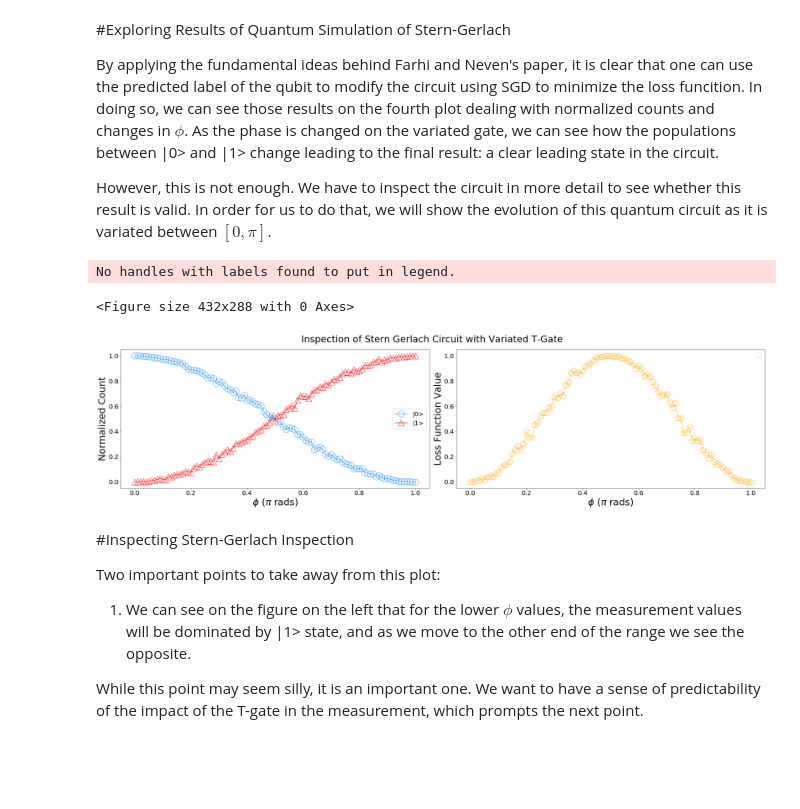
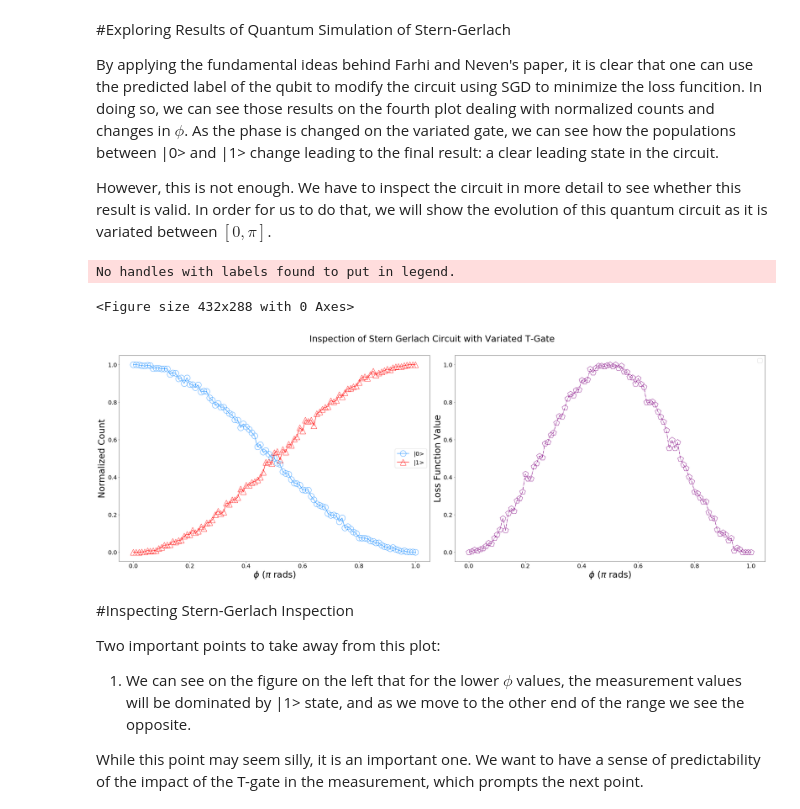
Before and after one commit to enriqueasegura/Fmethod, a Jupyter notebook: Quantum_X_Write_Up.ipynb, the cells around one changed output. Saved outputs shown, nothing was run; the diff lists cells and outputs as text; code cells hidden in the pictures; blank space fills up the shorter version.

```diff
--- a/Quantum_X_Write_Up.ipynb
+++ b/Quantum_X_Write_Up.ipynb
@@ -616,37 +696,37 @@ for phi in range_phase:
 # %%
 plt.figure(342)
 
-plt.figure(figsize=(30,8))
+plt.figure(figsize=(32,12))
 
 plt.subplot(121)
 plt.plot(range_phase,zero_ket_count, marker = 'o', markersize=20,markerfacecolor="None", label = '|0>', color='dodgerblue')
 plt.plot(range_phase,one_ket_count, marker = '^',markersize=20,markerfacecolor='None',  label = '|1>', color='red')
 
 
 plt.legend(loc='best', fontsize=20)
 plt.tick_params(labelsize=20)
 
 plt.ylabel('Normalized Count', fontsize=30)
 plt.xlabel(r'$\phi$ ($\pi$ rads)', fontsize=30)
 
 
 plt.subplot(122)
-plt.plot(range_phase, loss_arr, color ='orange', linestyle ='-.', marker = 'p',markerfacecolor="None", markersize=20)
+plt.plot(range_phase, loss_arr, color ='purple', linestyle ='-.', marker = 'p',markerfacecolor="None", markersize=20)
 
 plt.ylabel('Loss Function Value', fontsize=30)
 plt.xlabel(r'$\phi$ ($\pi$ rads)', fontsize=30)
 plt.legend(loc='best', fontsize=20)
 plt.tick_params(labelsize=20)
 
 
 plt.suptitle('Inspection of Stern Gerlach Circuit with Variated T-Gate', fontsize=30)
 
 plt.tight_layout()
 plt.subplots_adjust(top=.9)
 # %% [output]
 No handles with labels found to put in legend.
 <Figure size 432x288 with 0 Axes>
-[figure, old version]
+[figure, new version]
 # %% [markdown]
 #Inspecting Stern-Gerlach Inspection
 
```
Also changed, not shown: parts of 27 cells of this notebook.
